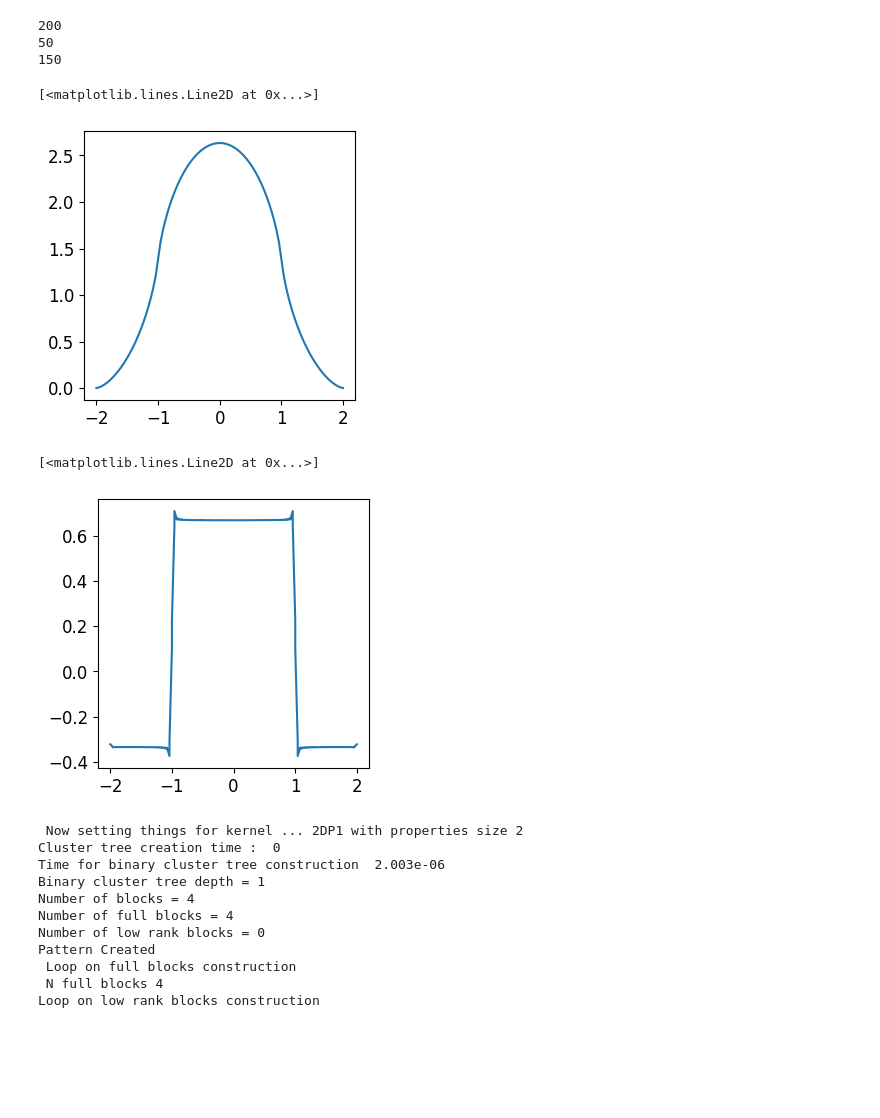
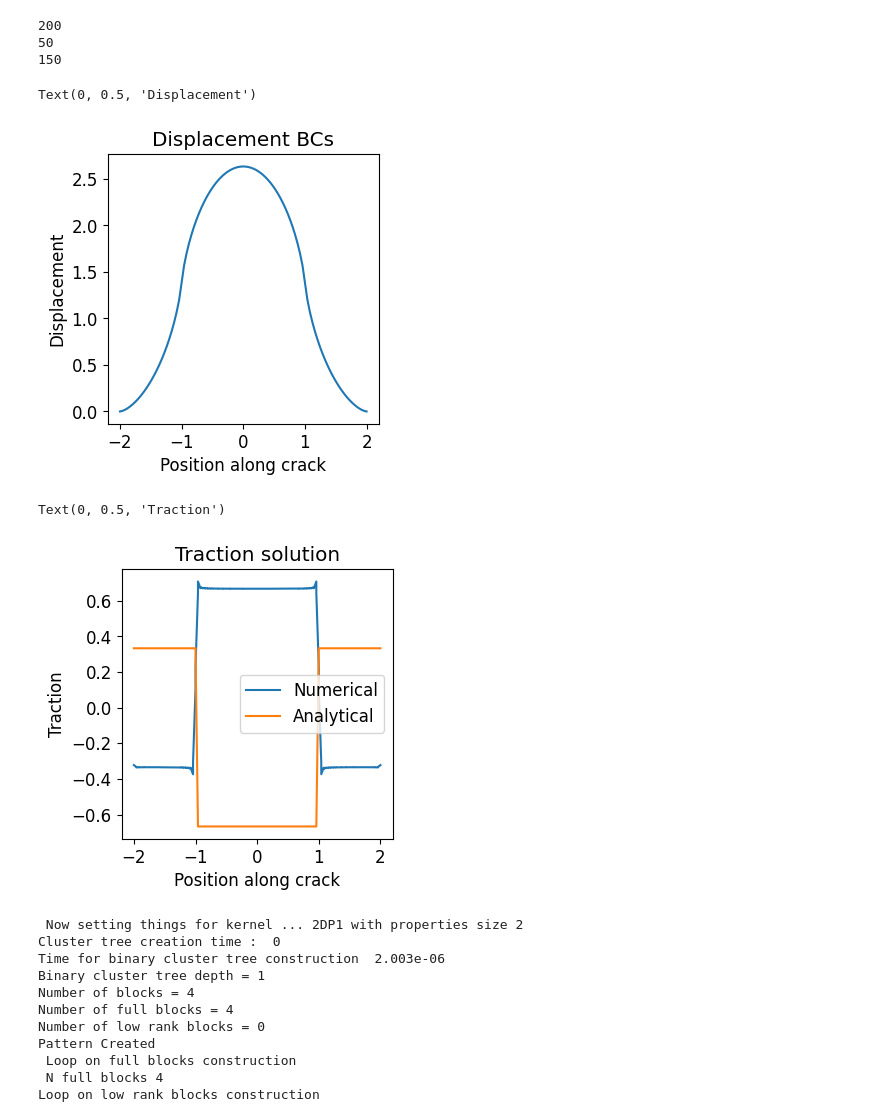
Before and after one commit to ratuldas6/BigWham-Example-Notebooks, a Jupyter notebook: 2d_BCSD_crack_2DP1.ipynb, the cells around one changed output. Cells and saved outputs as stored; diff of their text form; code cells hidden in the pictures; blank space fills up the shorter version.

```diff
--- a/2d_BCSD_crack_2DP1.ipynb
+++ b/2d_BCSD_crack_2DP1.ipynb
@@ -159,20 +159,22 @@ for i in range(len(t_anal)):
 # %%
 dd_norm = dd/(-a*pre_fac)
 plt.plot(col_pts_aug[:, 0], dd_norm[:, 1])
-# plt.show()
-#plt.ylim([0, 3])
+plt.title("Displacement BCs")
+plt.xlabel("Position along crack")
+plt.ylabel("Displacement")
 # %% [output]
-[<matplotlib.lines.Line2D at 0x...>]
+Text(0, 0.5, 'Displacement')
-[figure, old version]
+[figure, new version]
 # %%
 plt.plot(col_pts_aug[:, 0], t.reshape(-1, 2)[:, 1])
-# plt.xlim([-1 - 10 * 2 * c / nelts, -1 + 10 * 2 * c / nelts])
-
-#print("Calculated pressure between x = -", a , " and +", a , "is = ", t[101])
-#print("Calculated pressure between |x| = ", a , " and ", c , " is = ", t[1])
+plt.plot(col_pts_aug[:, 0], t_anal[:, 1])
+plt.legend(["Numerical", "Analytical"])
+plt.title("Traction solution")
+plt.xlabel("Position along crack")
+plt.ylabel("Traction")
 # %% [output]
-[<matplotlib.lines.Line2D at 0x...>]
+Text(0, 0.5, 'Traction')
-[figure, old version]
+[figure, new version]
 # %%
 nelts_array = [10**i for i in range(2,6)]
 rel_err_array = []
```
Also changed, not shown: parts of 1 cell of this notebook, 1 other file.
